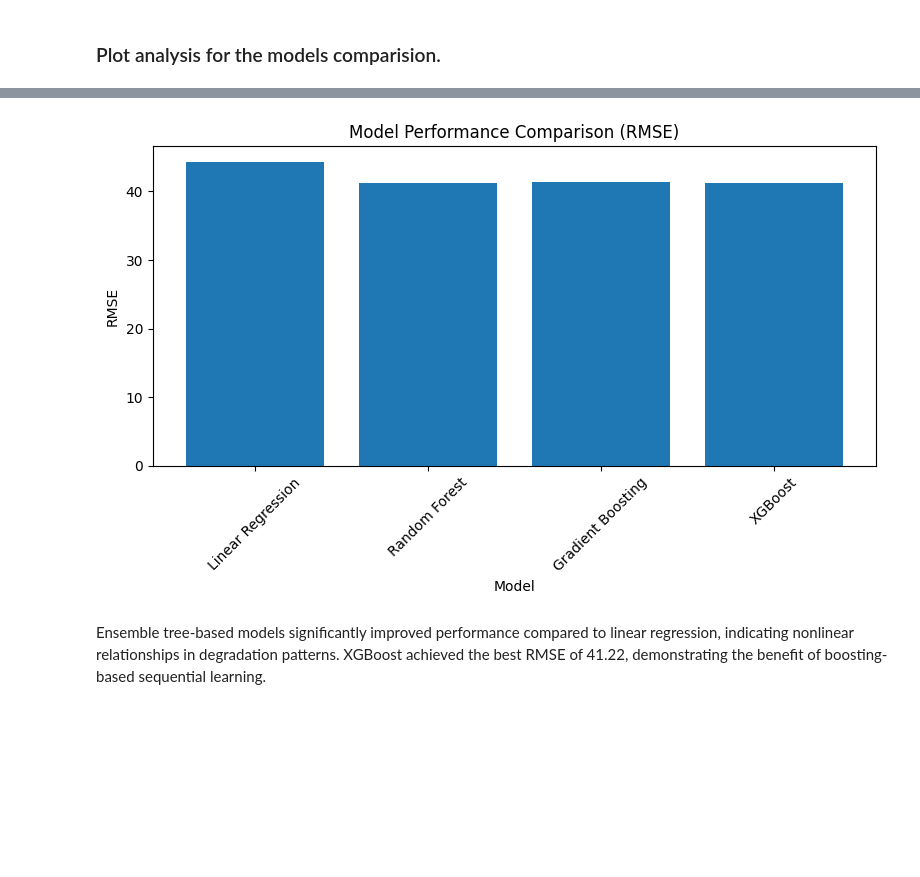
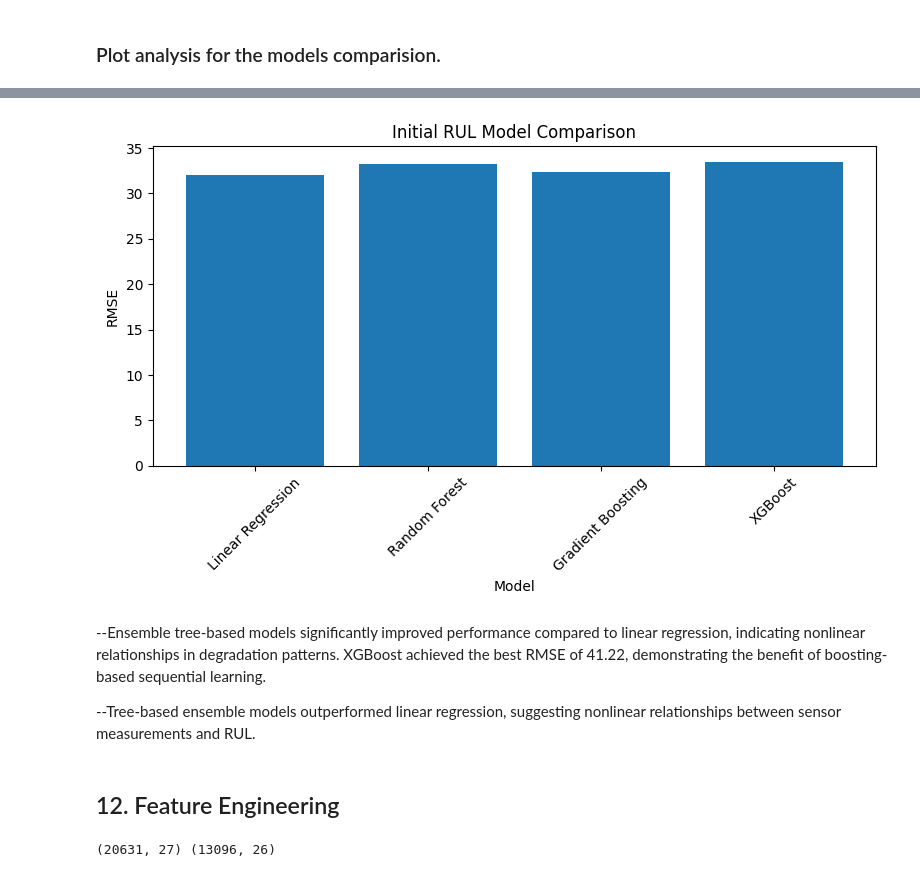
Before and after one commit to sairaghavendra1424/Data_Science_Project, a Jupyter notebook: Data_Science_Project_SR.ipynb, the cells around one changed output, grey strips where cells are left out. Saved outputs shown, nothing was run; the diff lists cells and outputs as text; code cells hidden in the pictures; blank space fills up the shorter version.

```diff
--- a/Data_Science_Project_SR.ipynb
+++ b/Data_Science_Project_SR.ipynb
@@ -298,10 +313,10 @@ from sklearn.linear_model import LinearRegression
 lr_model = LinearRegression()
 lr_model.fit(X_train, y_train)
 
-lr_preds = lr_model.predict(X_val)
+lr_preds = lr_model.predict(X_test)
 
-lr_rmse = np.sqrt(mean_squared_error(y_val, lr_preds))
-lr_mae = mean_absolute_error(y_val, lr_preds)
+lr_rmse = np.sqrt(mean_squared_error(y_test, lr_preds))
+lr_mae = mean_absolute_error(y_test, lr_preds)
 
 print("Linear Regression RMSE:", lr_rmse)
 print("Linear Regression MAE:", lr_mae)
@@ -338,18 +353,18 @@ Random Forest MAE: 29.46932101289148
 from sklearn.ensemble import GradientBoostingRegressor
 
 gb_model = GradientBoostingRegressor(
-    n_estimators=150,
-    learning_rate=0.1,
+    n_estimators=200,
+    learning_rate=0.05,
     max_depth=3,
     random_state=42
 )
 
 gb_model.fit(X_train, y_train)
 
-gb_preds = gb_model.predict(X_val)
+gb_preds = gb_model.predict(X_test)
 
-gb_rmse = np.sqrt(mean_squared_error(y_val, gb_preds))
-gb_mae = mean_absolute_error(y_val, gb_preds)
+gb_rmse = np.sqrt(mean_squared_error(y_test, gb_preds))
+gb_mae = mean_absolute_error(y_test, gb_preds)
 
 print("Gradient Boosting RMSE:", gb_rmse)
 print("Gradient Boosting MAE:", gb_mae)
@@ -362,18 +377,20 @@ Gradient Boosting MAE: 29.77532828999492
 from xgboost import XGBRegressor
 
 xgb_model = XGBRegressor(
-    n_estimators=200,
+    n_estimators=300,
     learning_rate=0.05,
     max_depth=5,
+    subsample=0.8,
+    colsample_bytree=0.8,
     random_state=42
 )
 
 xgb_model.fit(X_train, y_train)
 
-xgb_preds = xgb_model.predict(X_val)
+xgb_preds = xgb_model.predict(X_test)
 
-xgb_rmse = np.sqrt(mean_squared_error(y_val, xgb_preds))
-xgb_mae = mean_absolute_error(y_val, xgb_preds)
+xgb_rmse = np.sqrt(mean_squared_error(y_test, xgb_preds))
+xgb_mae = mean_absolute_error(y_test, xgb_preds)
 
 print("XGBoost RMSE:", xgb_rmse)
 print("XGBoost MAE:", xgb_mae)
@@ -417,2 +436,10 @@ results_df
 # %% [markdown]
 ### Plot analysis for the models comparision.
+# %%
+results_df = pd.DataFrame({
+    "Model": ["Linear Regression", "Random Forest", "Gradient Boosting", "XGBoost"],
+    "RMSE": [lr_rmse, rf_rmse, gb_rmse, xgb_rmse],
+    "MAE": [lr_mae, rf_mae, gb_mae, xgb_mae]
+})
+
+results_df.sort_values("RMSE")
@@ -419,24 +452,46 @@ results_df
 # %%
 import matplotlib.pyplot as plt
-import pandas as pd
-
-results_df = pd.DataFrame({
-    "Model": ["Linear Regression",
-              "Random Forest",
-              "Gradient Boosting",
-              "XGBoost"],
-    "RMSE": [lr_rmse, rf_rmse, gb_rmse, xgb_rmse]
-})
 
 plt.figure(figsize=(8,5))
 plt.bar(results_df["Model"], results_df["RMSE"])
 plt.xlabel("Model")
 plt.ylabel("RMSE")
-plt.title("Model Performance Comparison (RMSE)")
+plt.title("Initial RUL Model Comparison")
 plt.xticks(rotation=45)
 plt.tight_layout()
 plt.show()
 # %% [output]
-[figure, old version]
+[figure, new version]
 # %% [markdown]
-Ensemble tree-based models significantly improved performance compared to linear regression, indicating nonlinear relationships in degradation patterns. XGBoost achieved the best RMSE of 41.22, demonstrating the benefit of boosting-based sequential learning.
+--Ensemble tree-based models significantly improved performance compared to linear regression, indicating nonlinear relationships in degradation patterns. XGBoost achieved the best RMSE of 41.22, demonstrating the benefit of boosting-based sequential learning.
+
+--Tree-based ensemble models outperformed linear regression, suggesting nonlinear relationships between sensor measurements and RUL.
+# %% [markdown]
+## 12. Feature Engineering
+# %%
+important_sensors = ['sensor_7', 'sensor_11', 'sensor_12', 'sensor_15']
+
+def add_engineered_features(df):
+    df = df.copy()
+
+    for col in important_sensors:
+        df[f'{col}_lag1'] = df.groupby('unit_number')[col].shift(1)
+
+        df[f'{col}_rollmean_5'] = (
+            df.groupby('unit_number')[col]
+            .rolling(window=5, min_periods=1)
+            .mean()
+            .reset_index(level=0, drop=True)
+        )
+
+    return df
+
+train_fe = add_engineered_features(train)
+test_fe = add_engineered_features(test)
+
+train_fe = train_fe.fillna(method='bfill').fillna(0)
+test_fe = test_fe.fillna(method='bfill').fillna(0)
+
+print(train_fe.shape, test_fe.shape)
+# %% [output]
+(20631, 27) (13096, 26)
```
Also changed, not shown: parts of 51 cells of this notebook.
